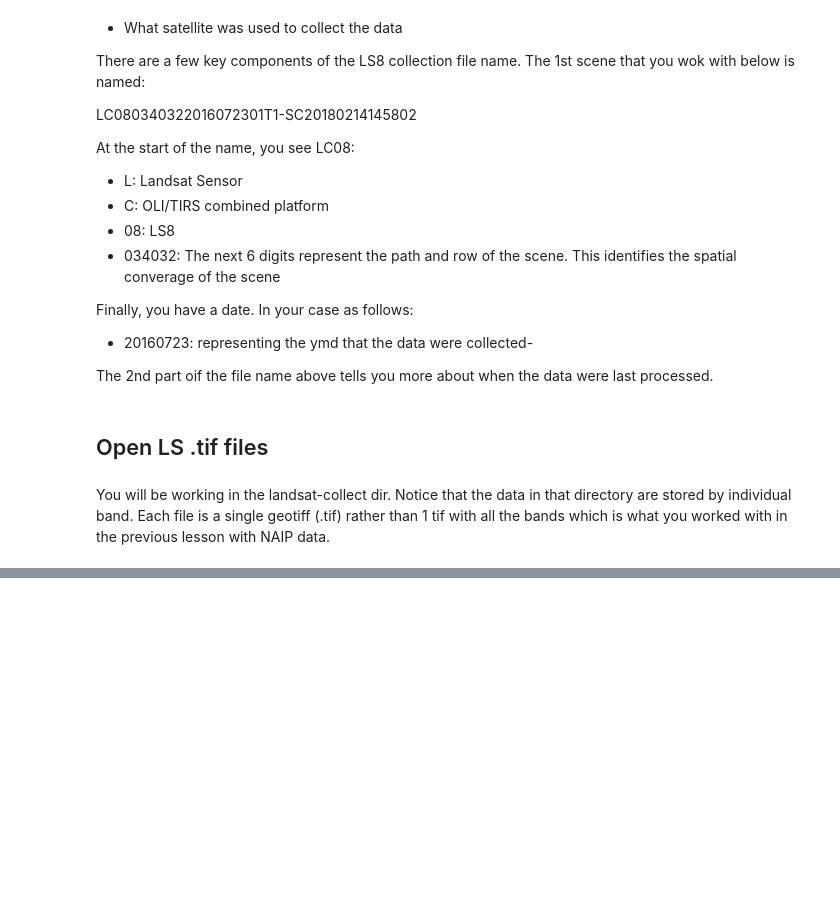
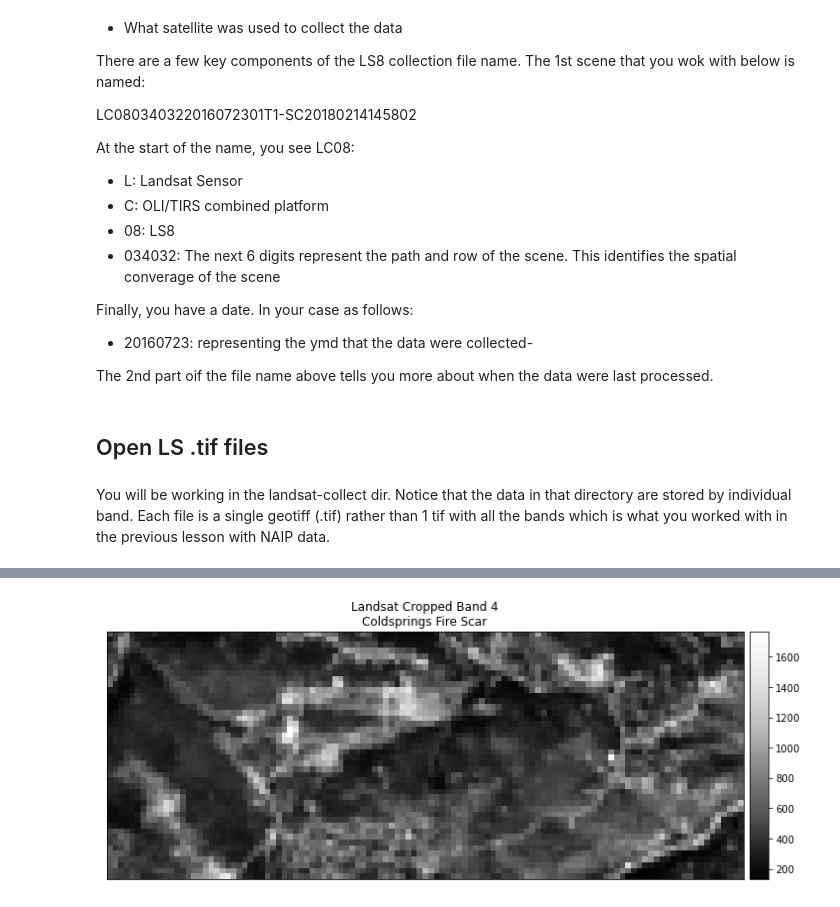
Before and after one commit to chrischank/EDA_Python, a Jupyter notebook: Intermediate/5. Multipsectral RS Data/Open&CropLS.ipynb, the cells around one changed output, grey strips where cells are left out. Saved outputs shown, nothing was run; the diff lists cells and outputs as text; code cells hidden in the pictures; blank space fills up the shorter version.

Commit message:
raster mask tutorial

```diff
--- a/Intermediate/5. Multipsectral RS Data/Open&CropLS.ipynb
+++ b/Intermediate/5. Multipsectral RS Data/Open&CropLS.ipynb
@@ -41,0 +150,27 @@ You will be working in the landsat-collect dir. Notice that the data in that dir
+# %%
+# Open up boundary extent in geopandas
+
+fire_boundary_path = os.path.join("cold-springs-fire",
+                                 "vector_layers",
+                                 "fire-boundary-geomac",
+                                 "co_cold_springs_20160711_2200_dd83.shp")
+
+fire_boundary = gpd.read_file(fire_boundary_path)
+
+# Open a single band an dplot
+with rio.open(all_landsat_post_bands[3]) as src:
+
+    # Reproject the fire boundary shapefile to be the same CRS as the LS data
+    crop_raster_profile = src.profile
+    fire_boundary_utmz13 = fire_boundary.to_crs(crop_raster_profile["crs"])
+
+    # Crop the LS image to the extent of the fire boundary
+    landsat_band4, landsat_metadata = es.crop_image(src, fire_boundary_utmz13)
+
+ep.plot_bands(landsat_band4[0],
+             title="Landsat Cropped Band 4\nColdsprings Fire Scar",
+             scale=False)
+
+plt.show()
+# %% [output]
+[figure, added]
```
Also changed, not shown: parts of 17 cells of this notebook, 3 other files.
